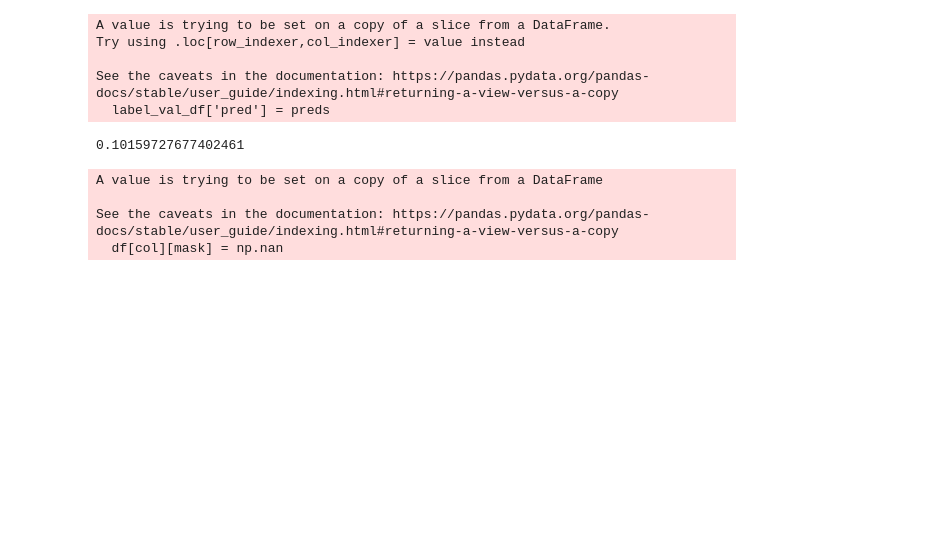
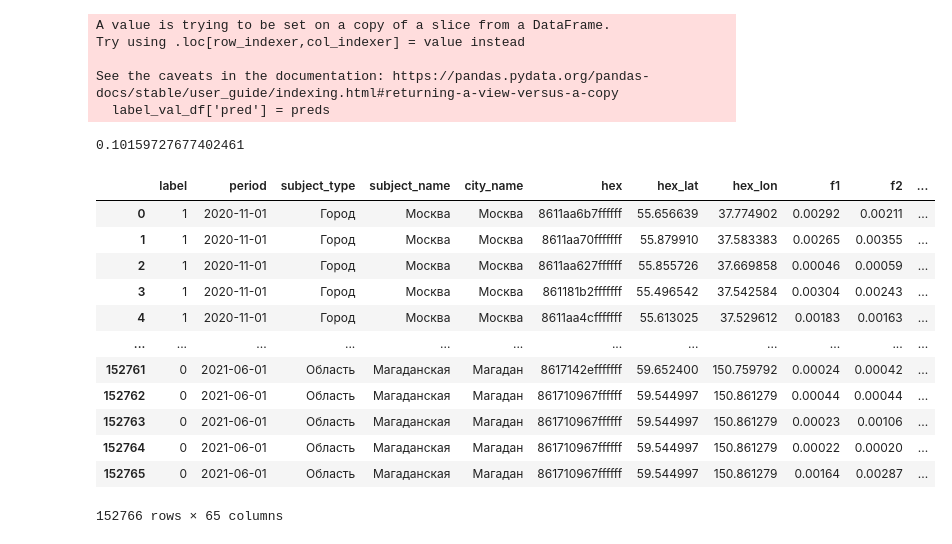
Before and after one commit to mansasha21/sftb-rostelecom, a Jupyter notebook: baseline.ipynb, the cells around one changed output. Saved outputs shown, nothing was run; the diff lists cells and outputs as text; code cells hidden in the pictures; blank space fills up the shorter version.

```diff
--- a/baseline.ipynb
+++ b/baseline.ipynb
@@ -254,27 +254,37 @@ See the caveats in the documentation: https://pandas.pydata.org/pandas-docs/stab
 # %%
 # пробуем данные сереги и кати
 
-train_df = pd.read_csv('data/train_catugra_merged_table_with_covid.csv', sep=';')
-val_df = pd.read_csv('data/test_catugra_merged_table_with_covid.csv', sep=';')
+train_df = pd.read_csv('data/train_catugra_v2.csv', sep=',')
+val_df = pd.read_csv('data/test_catugra_v2.csv', sep=',', index_col=0)
 
 drop_cols = ['total_cases', 'new_cases']
 
-tarif_cols = ['Игровой', "Апгрейд", "Технологии доступа", "Технологии доступа PRO", "Технологии контроля"] + ["subject_name"]
-
+tarif_cols = ["district"]
 
 
 def prepare_data(df):
-    #df = df.drop(drop_cols, axis=1)
-    for col in [f'f{i}' for i in range(1,31)] + tarif_cols[:-1]:
-        mask = df[col].isna()
-        df[col][mask] = np.nan
-        df[col] = df[col].fillna(df.groupby(tarif_cols[-1])[col].transform('min'))
+    # df = df.drop(drop_cols, axis=1)
+    # for col in [f'f{i}' for i in range(1,31)]:
+    #     mask = df[col].isna()
+    #     df[col][mask] = np.nan
+    #     df[col] = df[col].fillna(df.groupby(tarif_cols[-1])[col].transform('mean'))
     return df
 
 train_df = prepare_data(train_df)
 val_df = prepare_data(val_df)
-# %% [output]
-A value is trying to be set on a copy of a slice from a DataFrame
-
-See the caveats in the documentation: https://pandas.pydata.org/pandas-docs/stable/user_guide/indexing.html#returning-a-view-versus-a-copy
-  df[col][mask] = np.nan
+# %%
+val_df
+# %% [output]
+|  | label | period | subject_type | subject_name | city_name | hex | hex_lat | hex_lon | f1 | f2 | ... |
+| 0 | 1 | 2020-11-01 | Город | Москва | Москва | 8611aa6b7ffffff | 55.656639 | 37.774902 | 0.00292 | 0.00211 | ... |
+| 1 | 1 | 2020-11-01 | Город | Москва | Москва | 8611aa70fffffff | 55.879910 | 37.583383 | 0.00265 | 0.00355 | ... |
+| 2 | 1 | 2020-11-01 | Город | Москва | Москва | 8611aa627ffffff | 55.855726 | 37.669858 | 0.00046 | 0.00059 | ... |
+| 3 | 1 | 2020-11-01 | Город | Москва | Москва | 861181b2fffffff | 55.496542 | 37.542584 | 0.00304 | 0.00243 | ... |
+| 4 | 1 | 2020-11-01 | Город | Москва | Москва | 8611aa4cfffffff | 55.613025 | 37.529612 | 0.00183 | 0.00163 | ... |
+| ... | ... | ... | ... | ... | ... | ... | ... | ... | ... | ... | ... |
+| 152761 | 0 | 2021-06-01 | Область | Магаданская | Магадан | 8617142efffffff | 59.652400 | 150.759792 | 0.00024 | 0.00042 | ... |
+| 152762 | 0 | 2021-06-01 | Область | Магаданская | Магадан | 861710967ffffff | 59.544997 | 150.861279 | 0.00044 | 0.00044 | ... |
+| 152763 | 0 | 2021-06-01 | Область | Магаданская | Магадан | 861710967ffffff | 59.544997 | 150.861279 | 0.00023 | 0.00106 | ... |
+| 152764 | 0 | 2021-06-01 | Область | Магаданская | Магадан | 861710967ffffff | 59.544997 | 150.861279 | 0.00022 | 0.00020 | ... |
+| 152765 | 0 | 2021-06-01 | Область | Магаданская | Магадан | 861710967ffffff | 59.544997 | 150.861279 | 0.00164 | 0.00287 | ... |
+152766 rows × 65 columns
```
Also changed, not shown: parts of 15 cells of this notebook, 2 other files.
